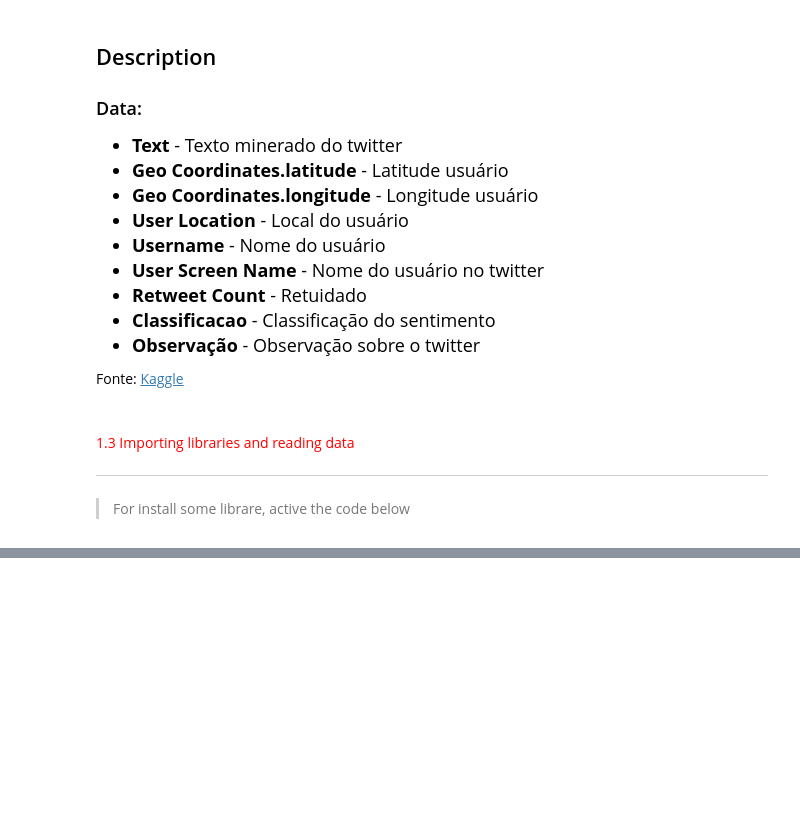
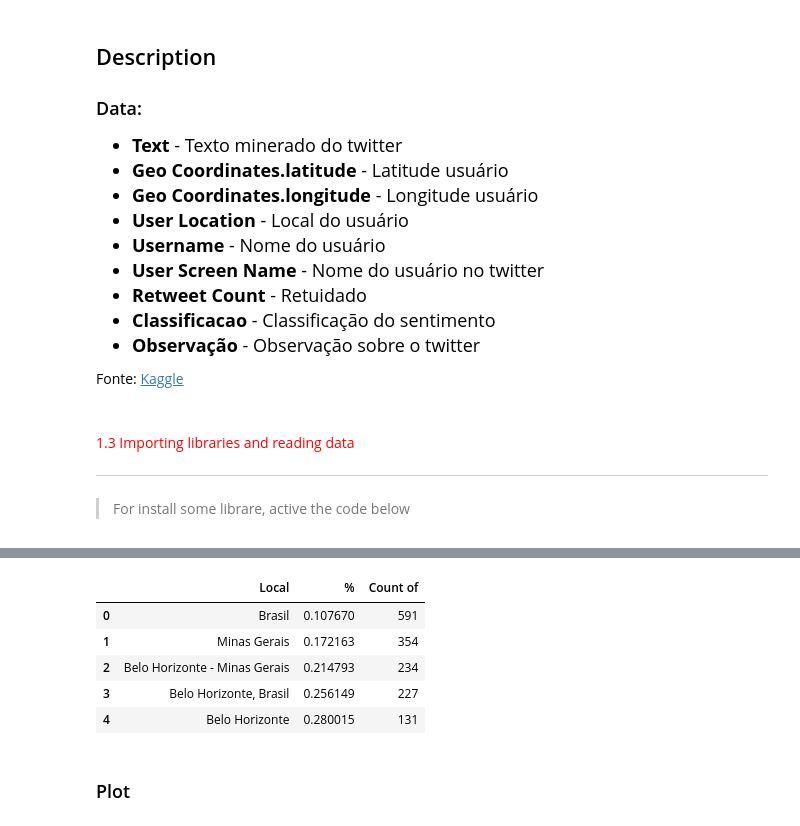
Before and after one commit to Gabriel-limadev/amotion_rating-text_analysis_and_mining, a Jupyter notebook: emotion_rating.ipynb, the cells around one changed output, grey strips where cells are left out. Cells and saved outputs as stored; diff of their text form; code cells hidden in the pictures; blank space fills up the shorter version.

```diff
--- a/emotion_rating.ipynb
+++ b/emotion_rating.ipynb
@@ -69,0 +291,13 @@ data.head()
+# %%
+# Creating representativeness analysis
+local_analyse = data['User Location'].value_counts(normalize = True).cumsum().reset_index()
+
+# Filtering only 50%
+local_analyse = local_analyse.loc[local_analyse['User Location'] < 0.5]
+
+# Rename columns
+local_analyse.columns = ['Local', '%']
+
+# Verify
+print(local_analyse.shape)
+local_analyse.head()
@@ -69,0 +332,12 @@ data.head()
+# %%
+# Cross
+
+localization_tab = pd.merge(local_analyse, count_of, on = 'Local', how = 'inner')
+localization_tab.head()
+# %% [output]
+|  | Local | % | Count of |
+| 0 | Brasil | 0.107670 | 591 |
+| 1 | Minas Gerais | 0.172163 | 354 |
+| 2 | Belo Horizonte - Minas Gerais | 0.214793 | 234 |
+| 3 | Belo Horizonte, Brasil | 0.256149 | 227 |
+| 4 | Belo Horizonte | 0.280015 | 131 |
@@ -69,0 +362,2 @@ data.head()
+# %% [markdown]
+### Plot
```
Also changed, not shown: parts of 37 cells of this notebook.
